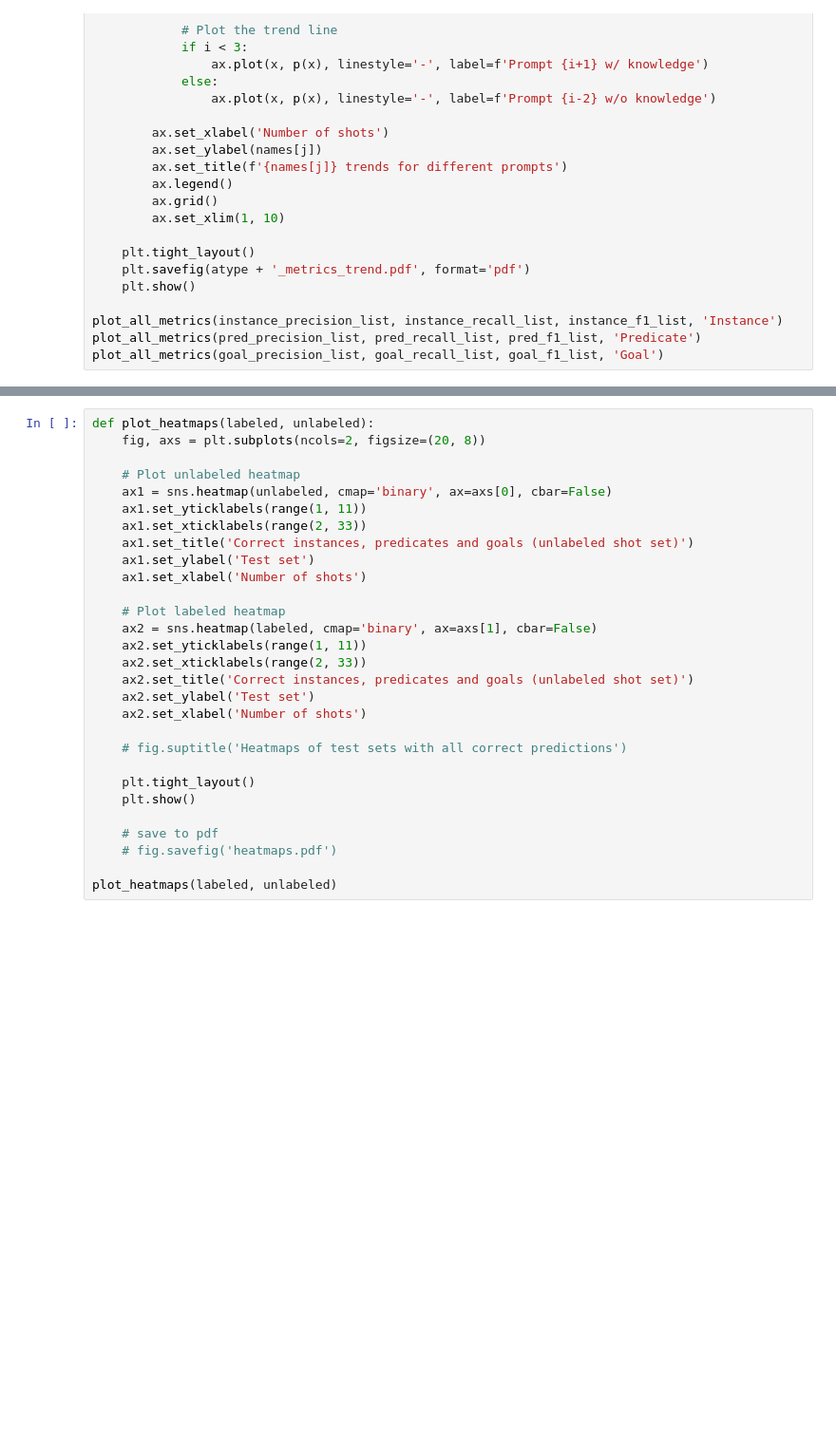
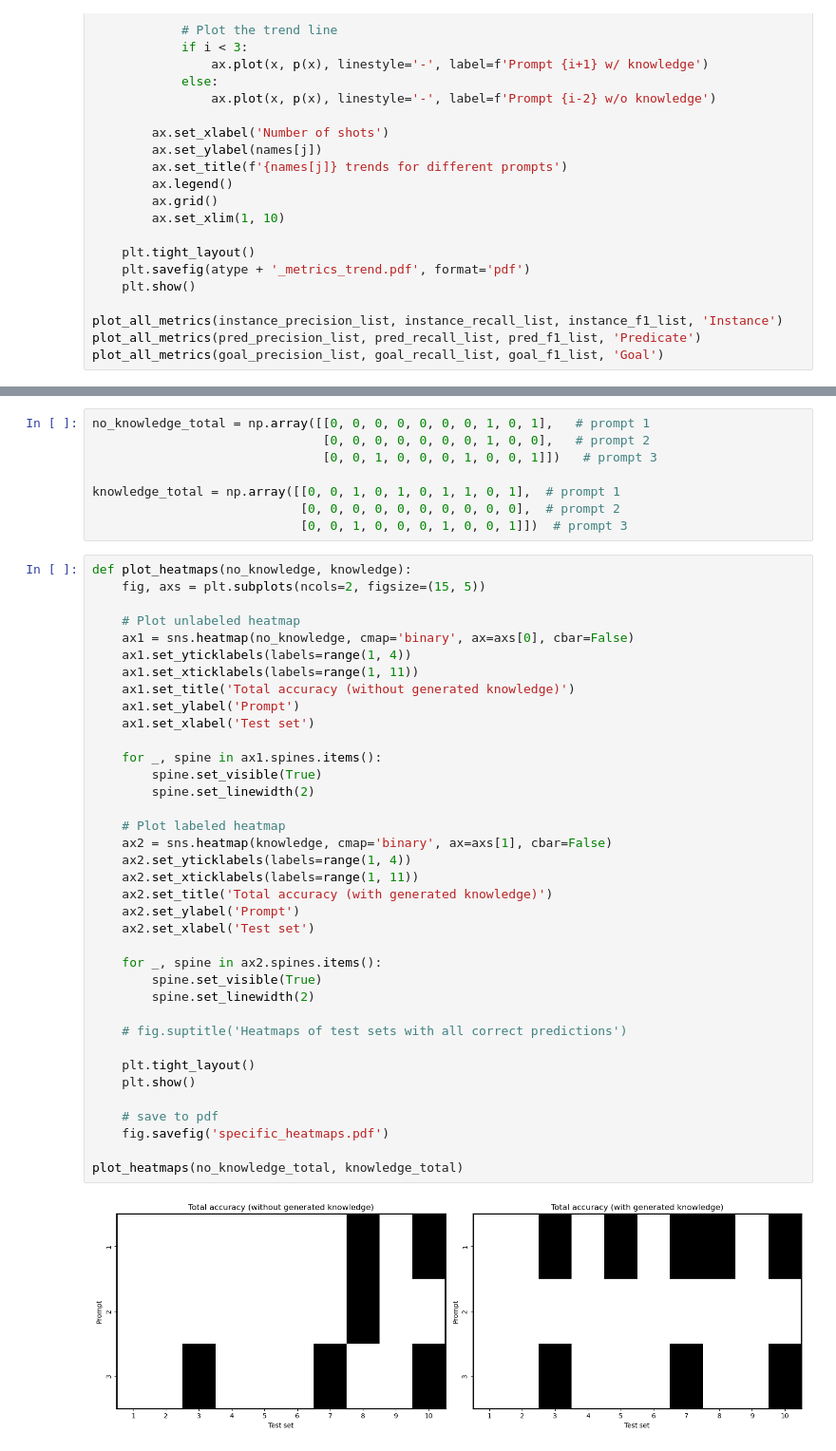
Before and after one commit to stinkyElias/SemReBot2, a Jupyter notebook: testing/mistral/data_plotter_specific.ipynb, the cells around one changed output, grey strips where cells are left out. Shown at 95% size. Saved outputs shown, nothing was run; the diff lists cells and outputs as text; blank space fills up the shorter version.

```diff
--- a/testing/mistral/data_plotter_specific.ipynb
+++ b/testing/mistral/data_plotter_specific.ipynb
@@ -744,29 +734,47 @@ labeled = labeled_arr.reshape(10, 31)
+# %%
+no_knowledge_total = np.array([[0, 0, 0, 0, 0, 0, 0, 1, 0, 1],   # prompt 1
+                               [0, 0, 0, 0, 0, 0, 0, 1, 0, 0],   # prompt 2
+                               [0, 0, 1, 0, 0, 0, 1, 0, 0, 1]])   # prompt 3
+
+knowledge_total = np.array([[0, 0, 1, 0, 1, 0, 1, 1, 0, 1],  # prompt 1
+                            [0, 0, 0, 0, 0, 0, 0, 0, 0, 0],  # prompt 2
+                            [0, 0, 1, 0, 0, 0, 1, 0, 0, 1]])  # prompt 3
 # %%
-def plot_heatmaps(labeled, unlabeled):
-    fig, axs = plt.subplots(ncols=2, figsize=(20, 8))
+def plot_heatmaps(no_knowledge, knowledge):
+    fig, axs = plt.subplots(ncols=2, figsize=(15, 5))
 
     # Plot unlabeled heatmap
-    ax1 = sns.heatmap(unlabeled, cmap='binary', ax=axs[0], cbar=False)
-    ax1.set_yticklabels(range(1, 11))
-    ax1.set_xticklabels(range(2, 33))
-    ax1.set_title('Correct instances, predicates and goals (unlabeled shot set)')
-    ax1.set_ylabel('Test set')
-    ax1.set_xlabel('Number of shots')
+    ax1 = sns.heatmap(no_knowledge, cmap='binary', ax=axs[0], cbar=False)
+    ax1.set_yticklabels(labels=range(1, 4))
+    ax1.set_xticklabels(labels=range(1, 11))
+    ax1.set_title('Total accuracy (without generated knowledge)')
+    ax1.set_ylabel('Prompt')
+    ax1.set_xlabel('Test set')
+
+    for _, spine in ax1.spines.items():
+        spine.set_visible(True)
+        spine.set_linewidth(2)
 
     # Plot labeled heatmap
-    ax2 = sns.heatmap(labeled, cmap='binary', ax=axs[1], cbar=False)
-    ax2.set_yticklabels(range(1, 11))
-    ax2.set_xticklabels(range(2, 33))
-    ax2.set_title('Correct instances, predicates and goals (unlabeled shot set)')
-    ax2.set_ylabel('Test set')
-    ax2.set_xlabel('Number of shots')
+    ax2 = sns.heatmap(knowledge, cmap='binary', ax=axs[1], cbar=False)
+    ax2.set_yticklabels(labels=range(1, 4))
+    ax2.set_xticklabels(labels=range(1, 11))
+    ax2.set_title('Total accuracy (with generated knowledge)')
+    ax2.set_ylabel('Prompt')
+    ax2.set_xlabel('Test set')
+
+    for _, spine in ax2.spines.items():
+        spine.set_visible(True)
+        spine.set_linewidth(2)
 
     # fig.suptitle('Heatmaps of test sets with all correct predictions')
 
     plt.tight_layout()
     plt.show()
 
     # save to pdf
-    # fig.savefig('heatmaps.pdf')
+    fig.savefig('specific_heatmaps.pdf')
 
-plot_heatmaps(labeled, unlabeled)
+plot_heatmaps(no_knowledge_total, knowledge_total)
+# %% [output]
+[figure, added]
```
Also changed, not shown: parts of 4 cells of this notebook, 15 other files.
